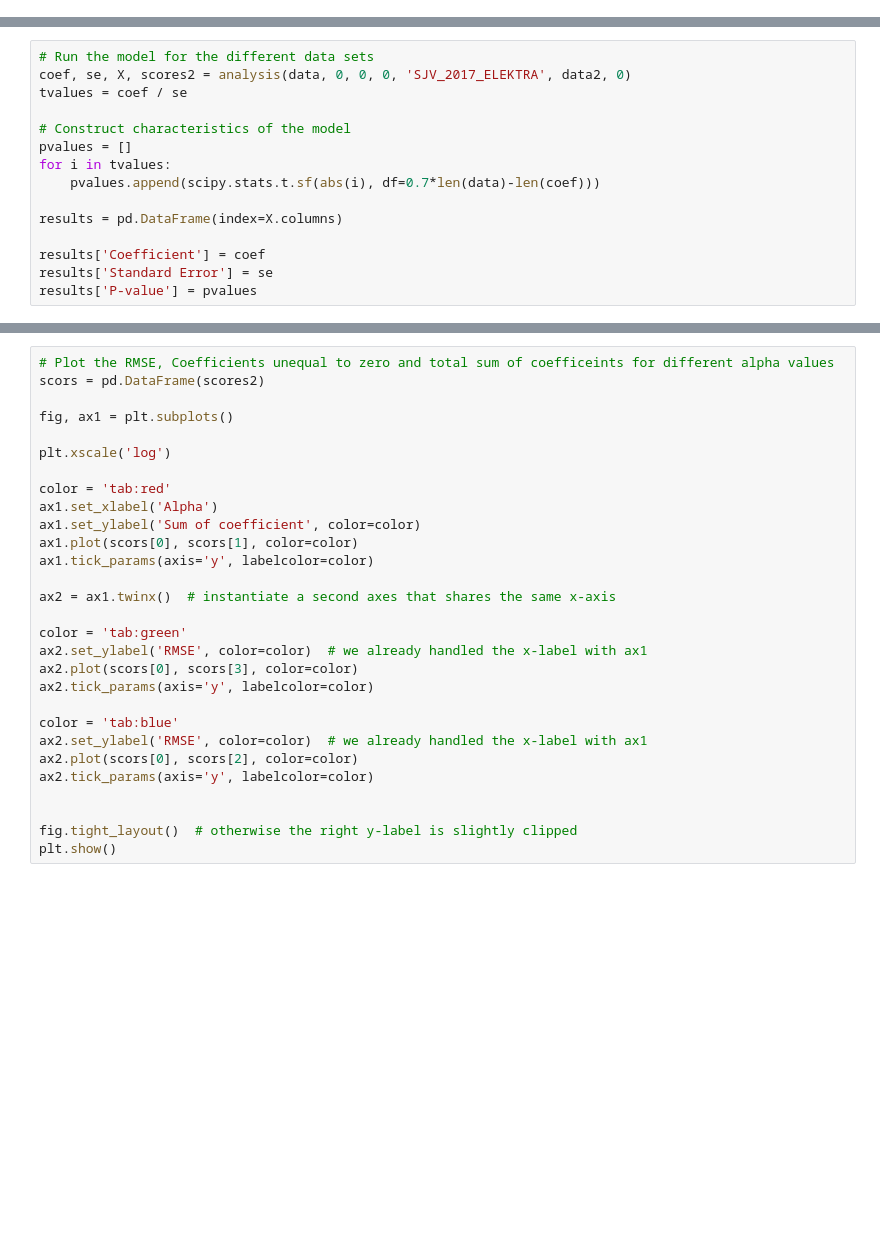
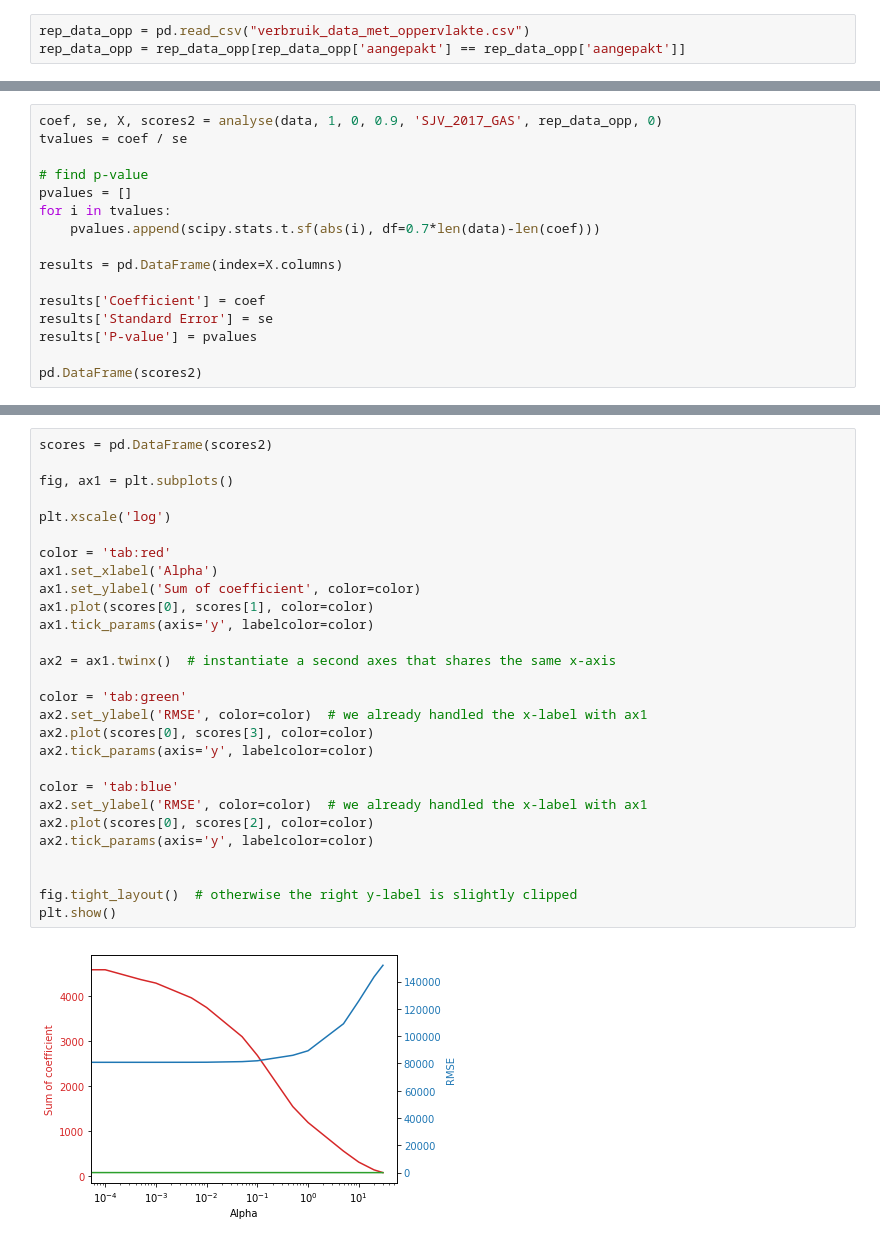
Before and after one commit to robbertmanders/master-thesis, a Jupyter notebook: Code/Research_question_2/Analysis.ipynb, the cells around one changed output, grey strips where cells are left out. Cells and saved outputs as stored; diff of their text form; blank space fills up the shorter version.

```diff
--- a/Code/Research_question_2/Analysis.ipynb
+++ b/Code/Research_question_2/Analysis.ipynb
@@ -190,0 +37,3 @@ def analysis(data, iv, kleine_c, lasso, energie, data2, oppervlakte):
+# %%
+rep_data_opp = pd.read_csv("verbruik_data_met_oppervlakte.csv")
+rep_data_opp = rep_data_opp[rep_data_opp['aangepakt'] == rep_data_opp['aangepakt']]
@@ -191,9 +202,8 @@ def analysis(data, iv, kleine_c, lasso, energie, data2, oppervlakte):
 # %%
-# Run the model for the different data sets
-coef, se, X, scores2 = analysis(data, 0, 0, 0, 'SJV_2017_ELEKTRA', data2, 0)
+coef, se, X, scores2 = analyse(data, 1, 0, 0.9, 'SJV_2017_GAS', rep_data_opp, 0)
 tvalues = coef / se
 
-# Construct characteristics of the model
+# find p-value
 pvalues = []
 for i in tvalues:
     pvalues.append(scipy.stats.t.sf(abs(i), df=0.7*len(data)-len(coef)))
@@ -203,3 +213,5 @@ results = pd.DataFrame(index=X.columns)
 results['Coefficient'] = coef
 results['Standard Error'] = se
 results['P-value'] = pvalues
+
+pd.DataFrame(scores2)
@@ -206,29 +251,30 @@ results['P-value'] = pvalues
 # %%
-# Plot the RMSE, Coefficients unequal to zero and total sum of coefficeints for different alpha values
-scors = pd.DataFrame(scores2)
+scores = pd.DataFrame(scores2)
 
 fig, ax1 = plt.subplots()
 
 plt.xscale('log')
 
 color = 'tab:red'
 ax1.set_xlabel('Alpha')
 ax1.set_ylabel('Sum of coefficient', color=color)
-ax1.plot(scors[0], scors[1], color=color)
+ax1.plot(scores[0], scores[1], color=color)
 ax1.tick_params(axis='y', labelcolor=color)
 
 ax2 = ax1.twinx()  # instantiate a second axes that shares the same x-axis
 
 color = 'tab:green'
 ax2.set_ylabel('RMSE', color=color)  # we already handled the x-label with ax1
-ax2.plot(scors[0], scors[3], color=color)
+ax2.plot(scores[0], scores[3], color=color)
 ax2.tick_params(axis='y', labelcolor=color)
 
 color = 'tab:blue'
 ax2.set_ylabel('RMSE', color=color)  # we already handled the x-label with ax1
-ax2.plot(scors[0], scors[2], color=color)
+ax2.plot(scores[0], scores[2], color=color)
 ax2.tick_params(axis='y', labelcolor=color)
 
 
 fig.tight_layout()  # otherwise the right y-label is slightly clipped
 plt.show()
+# %% [output]
+[figure, added]
```
Also changed, not shown: parts of 6 cells of this notebook, 1 other file.
